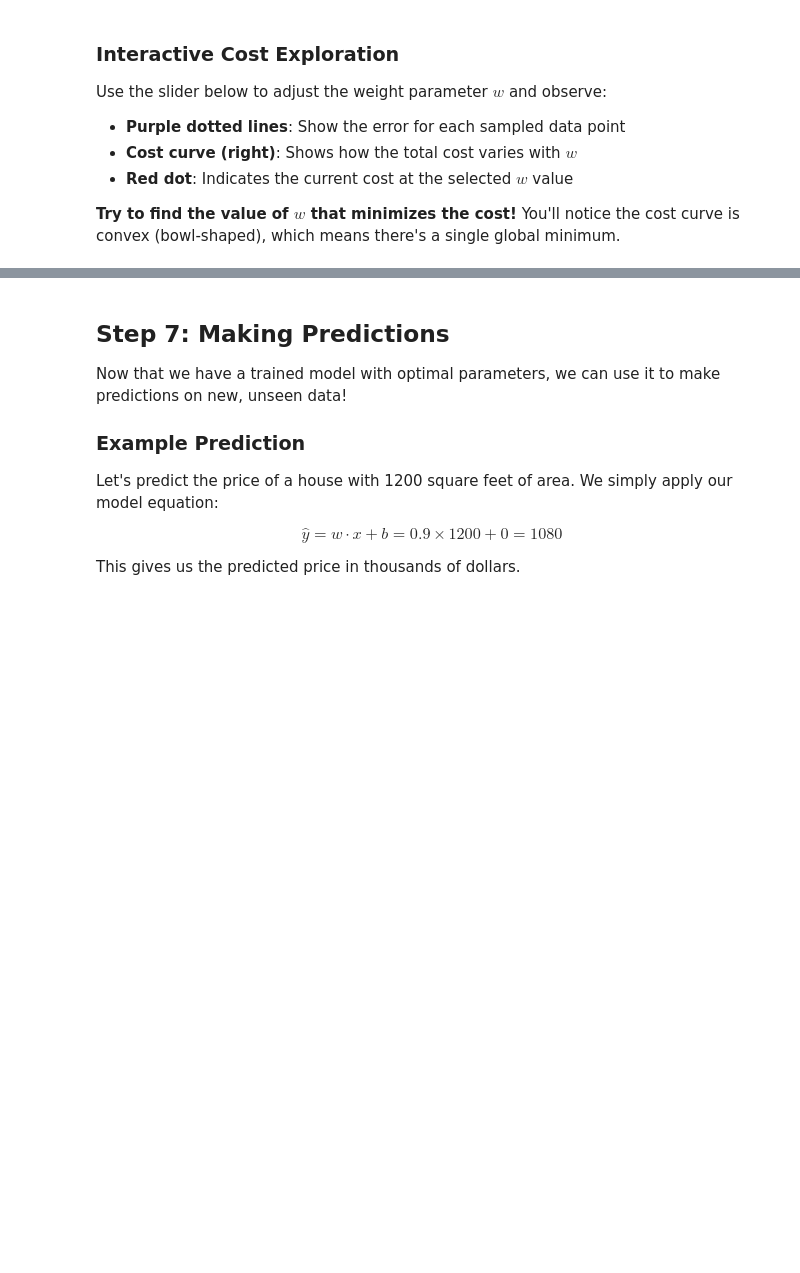
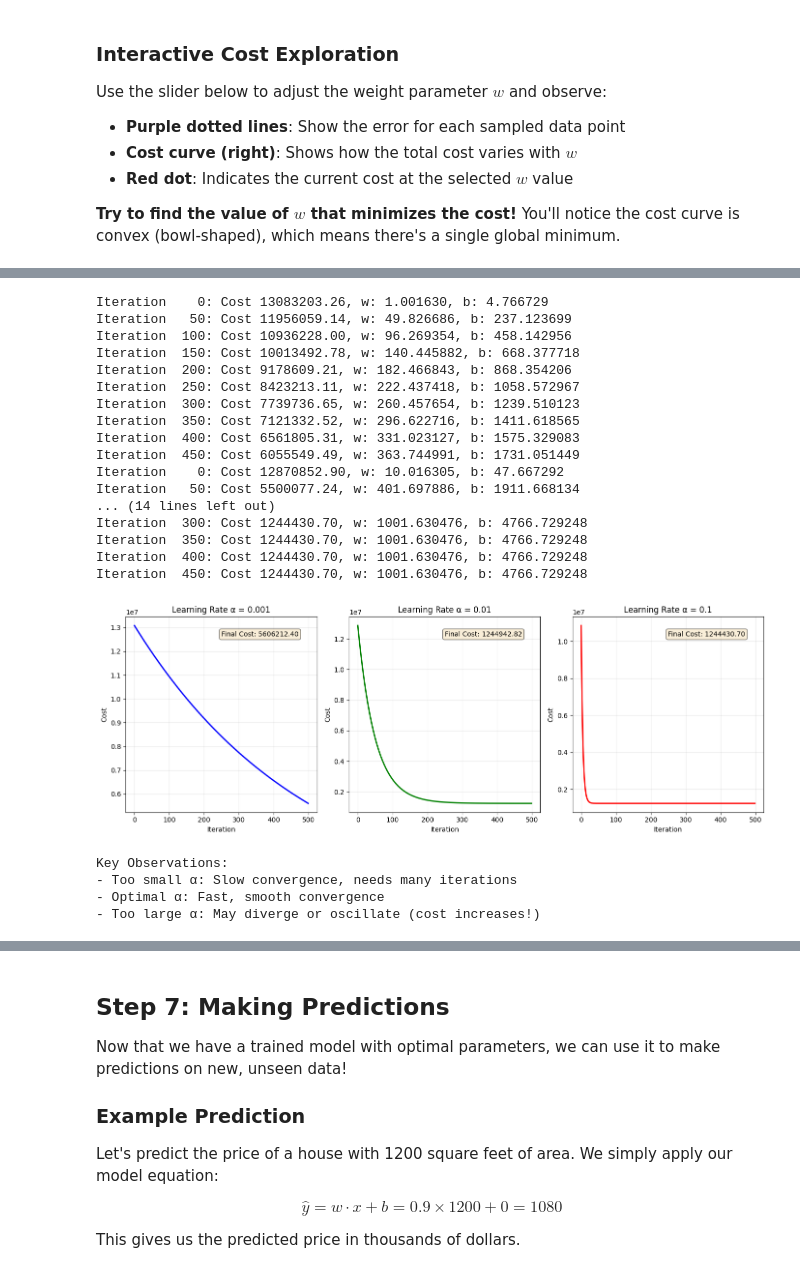
Before and after one commit to mellomaths/aiml, a Jupyter notebook: linear_regression.ipynb, the cells around one changed output, grey strips where cells are left out. Cells and saved outputs as stored; diff of their text form; code cells hidden in the pictures; blank space fills up the shorter version.

```diff
--- a/linear_regression.ipynb
+++ b/linear_regression.ipynb
@@ -420,0 +873,58 @@ The model has learned the relationship between house area and price from the tra
+# %%
+# Test different learning rates
+learning_rates = [0.001, 0.01, 0.1]
+colors = ['blue', 'green', 'red']
+iterations_test = 500
+
+plt.figure(figsize=(14, 5))
+
+for i, (alpha_test, color) in enumerate(zip(learning_rates, colors)):
+    _, _, history = gradient_descent(x_train_norm, y_train, 0, 0, alpha_test, iterations_test)
+
+    plt.subplot(1, 3, i+1)
+    plt.plot(history, color=color, linewidth=2)
+    plt.xlabel('Iteration')
+    plt.ylabel('Cost')
+    plt.title(f'Learning Rate α = {alpha_test}')
+    plt.grid(True, alpha=0.3)
+
+    # Add annotation for final cost
+    if not np.isnan(history[-1]):
+        plt.text(0.5, 0.9, f'Final Cost: {history[-1]:.2f}',
+                 transform=plt.gca().transAxes,
+                 bbox=dict(boxstyle='round', facecolor='wheat', alpha=0.5))
+    else:
+        plt.text(0.5, 0.9, 'Diverged!',
+                 transform=plt.gca().transAxes,
+                 bbox=dict(boxstyle='round', facecolor='red', alpha=0.5))
+
+plt.tight_layout()
+plt.show()
+
+print("\nKey Observations:")
+print("- Too small α: Slow convergence, needs many iterations")
+print("- Optimal α: Fast, smooth convergence")
+print("- Too large α: May diverge or oscillate (cost increases!)")
+# %% [output]
+Iteration    0: Cost 13083203.26, w: 1.001630, b: 4.766729
+Iteration   50: Cost 11956059.14, w: 49.826686, b: 237.123699
+Iteration  100: Cost 10936228.00, w: 96.269354, b: 458.142956
+Iteration  150: Cost 10013492.78, w: 140.445882, b: 668.377718
+Iteration  200: Cost 9178609.21, w: 182.466843, b: 868.354206
+Iteration  250: Cost 8423213.11, w: 222.437418, b: 1058.572967
+Iteration  300: Cost 7739736.65, w: 260.457654, b: 1239.510123
+Iteration  350: Cost 7121332.52, w: 296.622716, b: 1411.618565
+Iteration  400: Cost 6561805.31, w: 331.023127, b: 1575.329083
+Iteration  450: Cost 6055549.49, w: 363.744991, b: 1731.051449
+Iteration    0: Cost 12870852.90, w: 10.016305, b: 47.667292
+Iteration   50: Cost 5500077.24, w: 401.697886, b: 1911.668134
+... (14 lines left out)
+Iteration  300: Cost 1244430.70, w: 1001.630476, b: 4766.729248
+Iteration  350: Cost 1244430.70, w: 1001.630476, b: 4766.729248
+Iteration  400: Cost 1244430.70, w: 1001.630476, b: 4766.729248
+Iteration  450: Cost 1244430.70, w: 1001.630476, b: 4766.729248
+[figure, added]
+Key Observations:
+- Too small α: Slow convergence, needs many iterations
+- Optimal α: Fast, smooth convergence
+- Too large α: May diverge or oscillate (cost increases!)
```
Also changed, not shown: parts of 36 cells of this notebook.
